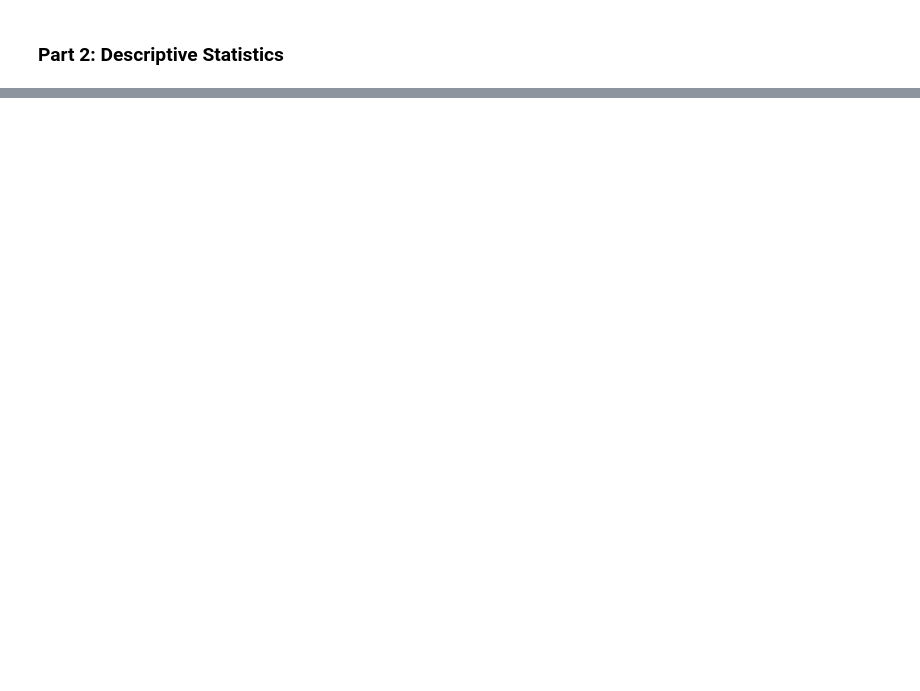
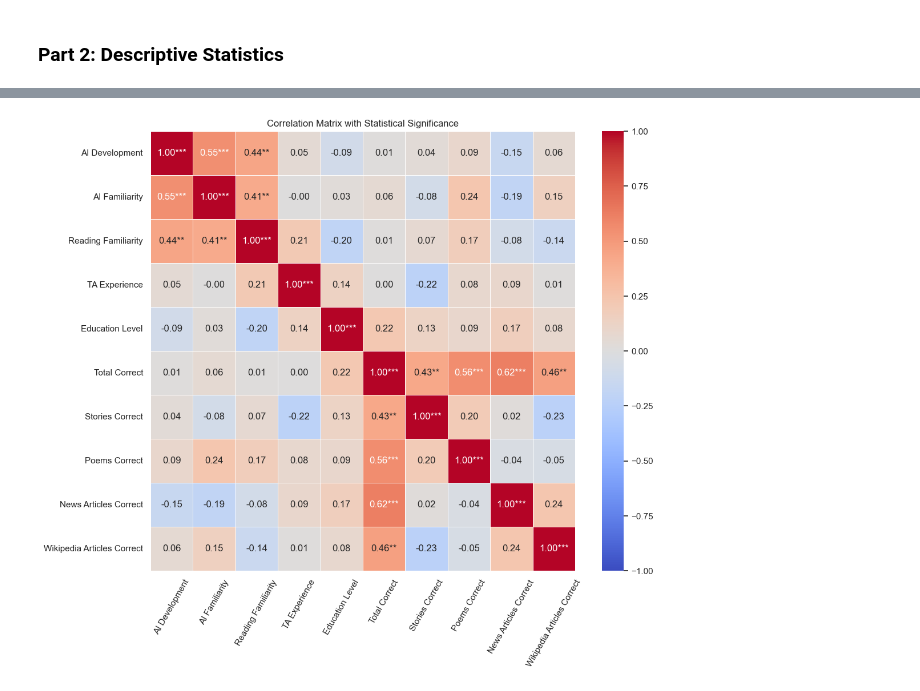
Before and after one commit to ZenithO-o/AI-Detection-Survey, a Jupyter notebook: data_analysis.ipynb, the cells around one changed output, grey strips where cells are left out. Saved outputs shown, nothing was run; the diff lists cells and outputs as text; code cells hidden in the pictures; blank space fills up the shorter version.

```diff
--- a/data_analysis.ipynb
+++ b/data_analysis.ipynb
@@ -237,0 +266,26 @@ Correlation Matrix w/ Stastical Signicance (*=0.05, **=0.01, ***=0.001):
+# %%
+import seaborn as sns
+import matplotlib.pyplot as plt
+import pandas as pd
+import numpy as np
+from scipy.stats import pearsonr
+from scipy.stats import ttest_1samp
+
+rho = df[data_cols].corr()
+
+pval = df[data_cols].corr(method=lambda x, y: pearsonr(x, y)[1]) - np.eye(*rho.shape)
+significance = pval.map(lambda x: ''.join(['*' for t in [.05, .01, .001] if x <= t]))
+coefficients = rho.map(lambda x: float(x))
+
+annot = rho.round(3).map(lambda x: f'{x:.2f}') + significance
+
+
+labels = ['AI Development', 'AI Familiarity', 'Reading Familiarity', 'TA Experience', 'Education Level', 'Total Correct', 'Stories Correct', 'Poems Correct', 'News Articles Correct', 'Wikipedia Articles Correct']
+plt.figure(figsize=(12, 10))
+sns.set(font_scale=1)
+ax = sns.heatmap(coefficients, annot=annot, cmap='coolwarm', fmt='', linewidths=.5, xticklabels=labels, yticklabels=labels, vmin=-1, vmax=1)
+ax.set_xticklabels(labels, rotation=60)
+plt.title('Correlation Matrix with Statistical Significance')
+plt.show()
+# %% [output]
+[figure, added]
```
Also changed, not shown: parts of 8 cells of this notebook, 4 other files.
